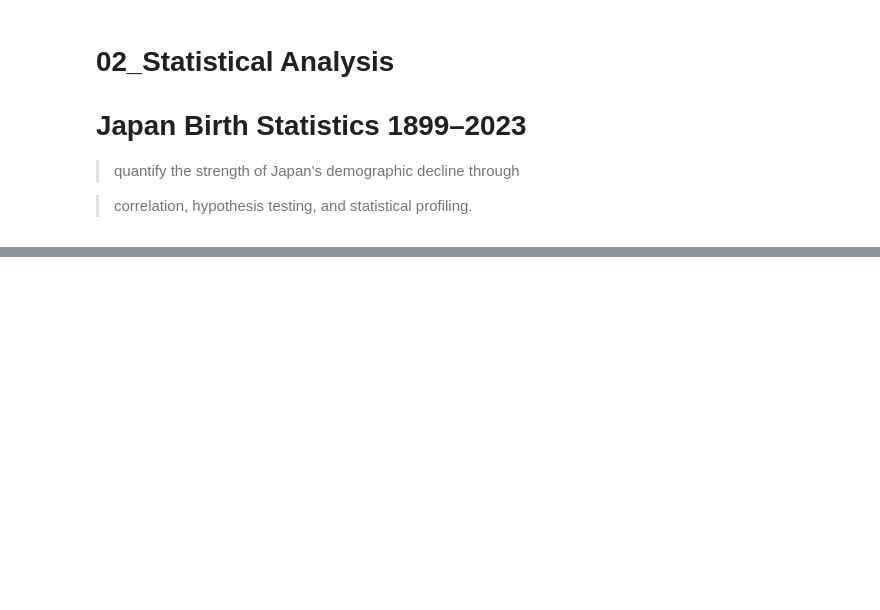
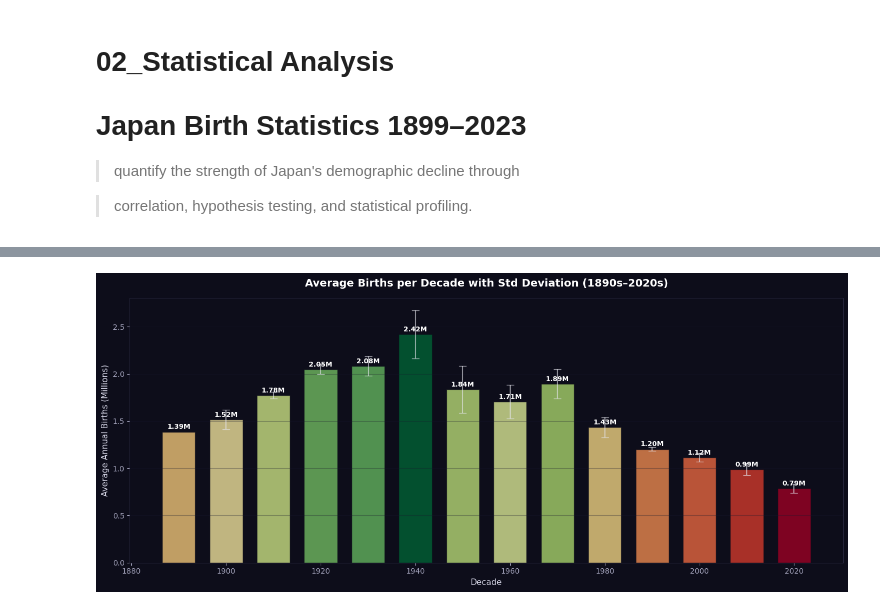
Before and after one commit to suzzzel5/Japan-Birth-Statistics-1899-2023-, a Jupyter notebook: notebooks/02_statistical_analysis.ipynb, the cells around one changed output, grey strips where cells are left out. Saved outputs shown, nothing was run; the diff lists cells and outputs as text; code cells hidden in the pictures; blank space fills up the shorter version.

```diff
--- a/notebooks/02_statistical_analysis.ipynb
+++ b/notebooks/02_statistical_analysis.ipynb
@@ -68,0 +266,44 @@ Index(['year', 'total_births', 'male_births', 'female_births',
+# %%
+decade_avg = df.groupby('decade')['total_births'].mean() / 1e6
+decade_std = df.groupby('decade')['total_births'].std()  / 1e6
+
+fig, ax = plt.subplots(figsize=(14, 6))
+
+bars = ax.bar(decade_avg.index, decade_avg.values,
+              width=7, color=C['teal'],
+              alpha=0.75, edgecolor='#0d0d1a')
+
+# Colour bars by value — darker = lower births
+colours = plt.cm.RdYlGn(
+    (decade_avg.values - decade_avg.min()) /
+    (decade_avg.max()  - decade_avg.min())
+)
+for bar, col in zip(bars, colours):
+    bar.set_facecolor(col)
+
+# Error bars showing std deviation
+ax.errorbar(decade_avg.index, decade_avg.values,
+            yerr=decade_std.values,
+            fmt='none', color=C['white'],
+            capsize=5, linewidth=1.5, alpha=0.6)
+
+# Value labels
+for bar, val in zip(bars, decade_avg.values):
+    ax.text(bar.get_x() + bar.get_width() / 2,
+            bar.get_height() + 0.03,
+            f'{val:.2f}M',
+            ha='center', fontsize=9,
+            color='white', fontweight='bold')
+
+ax.set_title("Average Births per Decade with Std Deviation (1890s–2020s)",
+             fontweight='bold', pad=15)
+ax.set_xlabel("Decade")
+ax.set_ylabel("Average Annual Births (Millions)")
+# ax.yaxis.set_major_formatter(mticker.FuncFormatter(lambda x, _: f'{x:.1f}M'))
+ax.grid(True, axis='y', alpha=0.3)
+plt.tight_layout()
+plt.savefig('../plots/11_decade_analysis.png', dpi=150,
+            bbox_inches='tight', facecolor='#0d0d1a')
+plt.show()
+# %% [output]
+[figure, added]
```
Also changed, not shown: parts of 14 cells of this notebook.
